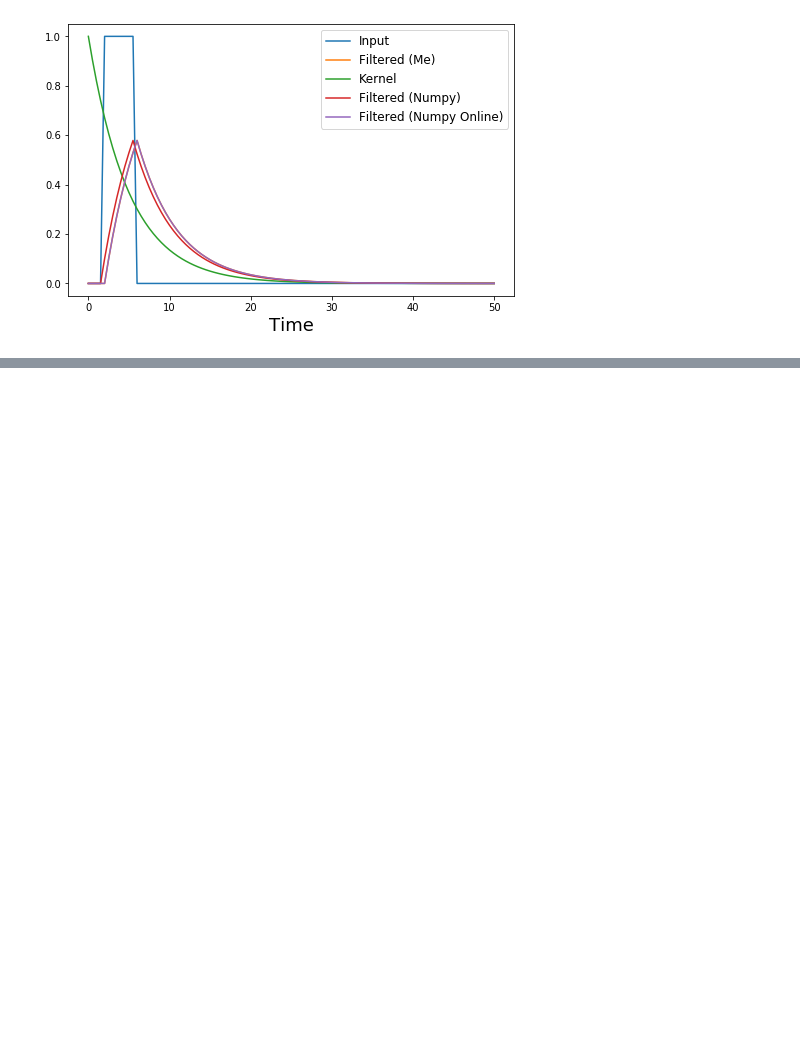
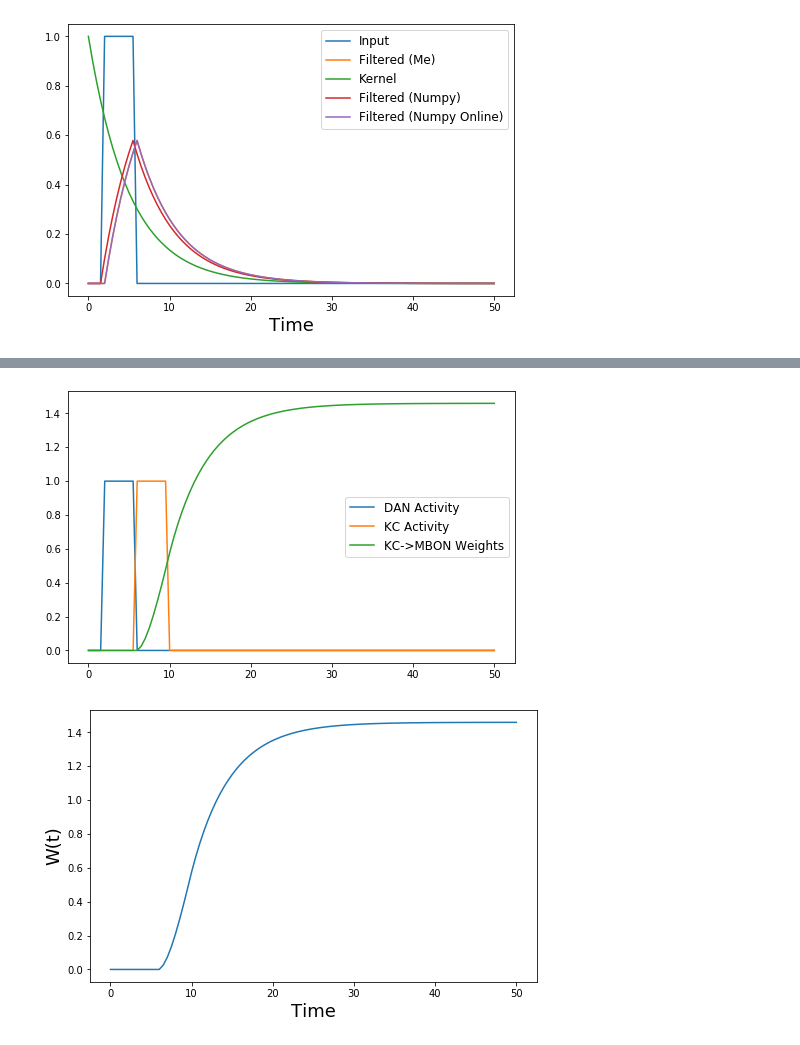
Before and after one commit to marshineer/HS_LabRot, a Jupyter notebook: eligibility_trace_test.ipynb, the cells around one changed output, grey strips where cells are left out. Saved outputs shown, nothing was run; the diff lists cells and outputs as text; code cells hidden in the pictures; blank space fills up the shorter version.

```diff
--- a/eligibility_trace_test.ipynb
+++ b/eligibility_trace_test.ipynb
@@ -101,0 +140,42 @@ ax.set_ylabel('W(t)', fontsize=label_font);
+# %%
+# Convolve ht with one of the inputs
+r_KC = np.zeros(time.size)
+r_DAN = np.zeros(time.size)
+r_DAN[KC_time] = 1
+r_KC[DAN_time] = 1
+
+r_bar_KC = 0
+r_bar_DAN = 0
+# KC_trace = np.zeros(time.size)
+# DAN_trace = np.zeros(time.size)
+wt = np.zeros(time.size)
+Wt = np.zeros(time.size)
+
+for t in range(time.size - 1):
+    dr_KC = (r_KC[t] - r_bar_KC) * dt / tau_w
+    r_bar_KC += dr_KC
+#     KC_trace[t+1] = r_bar_KC
+    dr_DAN = (r_DAN[t] - r_bar_DAN) * dt / tau_w
+    r_bar_DAN += dr_DAN
+#     DAN_trace[t+1] = r_bar_DAN
+
+    dw = (r_bar_DAN * r_KC[t] - r_bar_KC * r_DAN[t]) * dt
+    wt[t+1] = wt[t] + dw
+    dW = (-Wt[t] + wt[t+1]) * dt / tau_w
+    Wt[t+1] = Wt[t] + dW
+
+fig, ax = plt.subplots(1, 1, figsize=(8,5))
+ax.plot(time, r_DAN, label='DAN Activity')
+ax.plot(time, r_KC, label='KC Activity')
+# ax.plot(time, KC_trace)
+# ax.plot(time, DAN_trace)
+ax.plot(time, Wt, label='KC->MBON Weights')
+ax.legend(fontsize=legend_font);
+
+fig, ax = plt.subplots(1, 1, figsize=(8,5))
+ax.plot(time, Wt)
+ax.set_xlabel('Time', fontsize=label_font)
+ax.set_ylabel('W(t)', fontsize=label_font);
+# %% [output]
+[figure, added]
+[figure, added]
```
Also changed, not shown: parts of 2 cells of this notebook, 1 other file.
